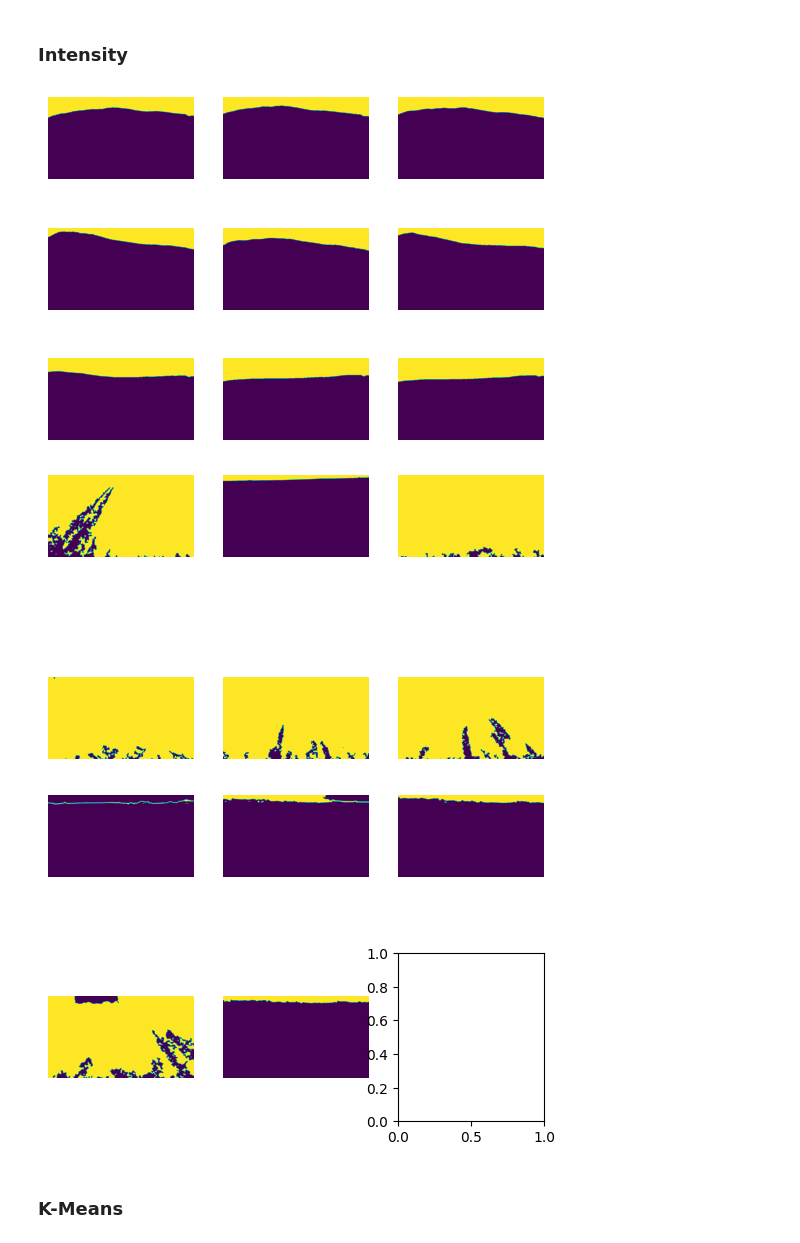
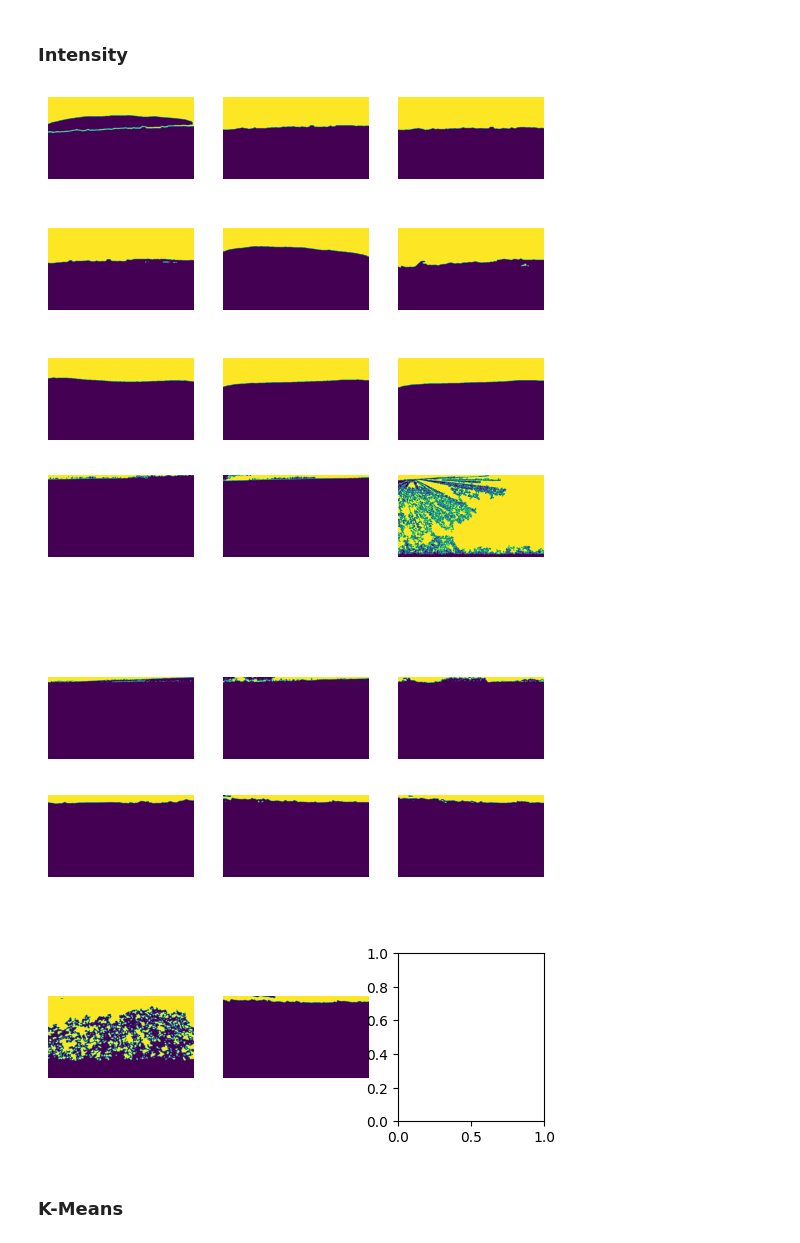
Before and after one commit to soncininicolas/dip_crop_field, a Jupyter notebook: utils/sky_segmentation.ipynb, the cells around one changed output. Saved outputs shown, nothing was run; the diff lists cells and outputs as text; code cells hidden in the pictures.

```diff
--- a/utils/sky_segmentation.ipynb
+++ b/utils/sky_segmentation.ipynb
@@ -85,33 +85,48 @@ fig.show()
 # %%
 ## Intensity Segmentation
 
 # The Rosario Dataset
+trd_intensity_args = {
+    'ksize': (15,15),
+    'sigmaX': 0,
+    'k': 3
+}
 trd_intensity = []
 for img in trd_images:
-    i_img = IntensitySky(img)
+    i_img = IntensitySky(img, **trd_intensity_args)
     trd_intensity.append(i_img)
 fig, axs = plot_images_grid(trd_intensity)
 fig.show()
 
 # Zavalla 2022
+z22_intensity_args = {
+    'ksize': (5,5),
+    'sigmaX': 0,
+    'k': 15
+}
 z22_intensity = []
 for img in z22_images:
-    i_img = IntensitySky(img).astype(np.uint8) * 255
+    i_img = IntensitySky(img, **z22_intensity_args)
     z22_intensity.append(i_img)
 fig, axs = plot_images_grid(z22_intensity)
 fig.show()
 
 # Zavalla 2023
+z23_intensity_args = {
+    'ksize': (25,25),
+    'sigmaX': 0,
+    'k': 10
+}
 z23_intensity = []
 for img in z23_images:
-    i_img = IntensitySky(img).astype(np.uint8) * 255
+    i_img = IntensitySky(img, **z23_intensity_args)
     z23_intensity.append(i_img)
 fig, axs = plot_images_grid(z23_intensity)
 fig.show()
 # %% [output]
-[figure, old version]
+[figure, new version]
-[figure, old version]
+[figure, new version]
-[figure, old version]
+[figure, new version]
 # %% [markdown]
 ### K-Means
 # %%
```
Also changed, not shown: parts of 1 cell of this notebook, 1 other file.
